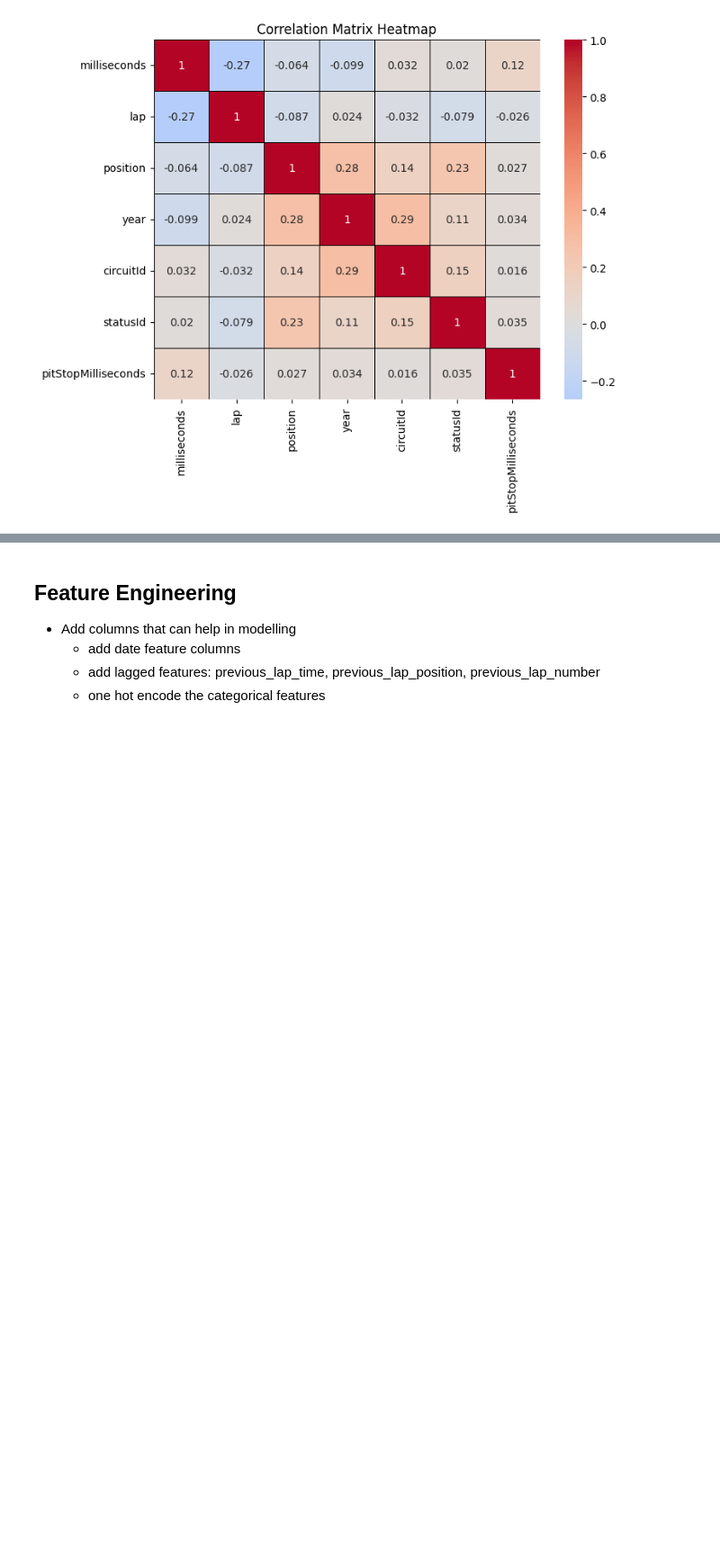
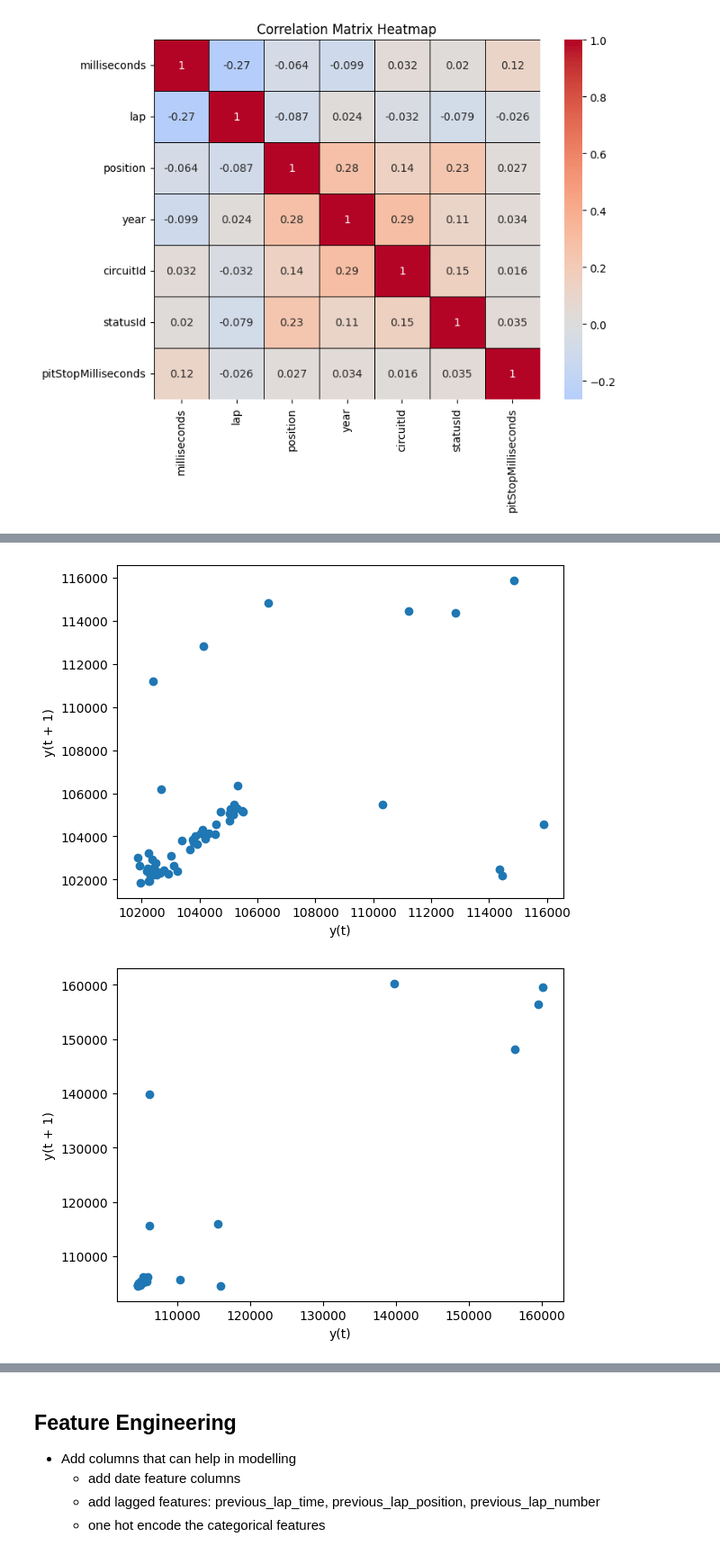
Before and after one commit to varunp04/predict-formula, a Jupyter notebook: src/model_training/master_pipeline_notebook.ipynb, the cells around one changed output, grey strips where cells are left out. Shown at 90% size. Drawn from its saved outputs; the diff is of its cells as text; code cells hidden in the pictures; blank space fills up the shorter version.

```diff
--- a/src/model_training/master_pipeline_notebook.ipynb
+++ b/src/model_training/master_pipeline_notebook.ipynb
@@ -291,0 +358,9 @@ plt.show()
+# %%
+pd.plotting.lag_plot(lap_times_race_848["milliseconds"], lag=1)
+plt.show()
+
+pd.plotting.lag_plot(lap_times_race_867["milliseconds"], lag=1)
+plt.show()
+# %% [output]
+[figure, added]
+[figure, added]
```
Also changed, not shown: parts of 33 cells of this notebook, 9 other files.
